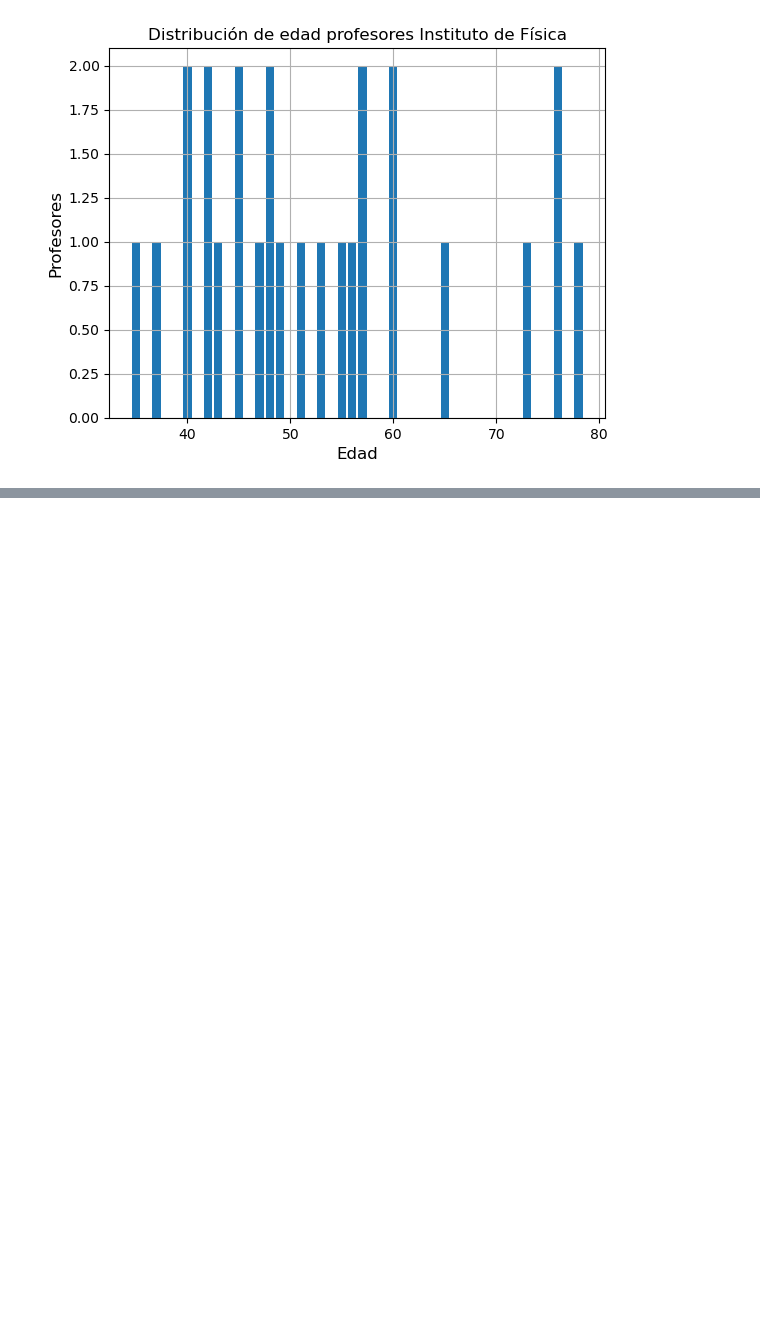
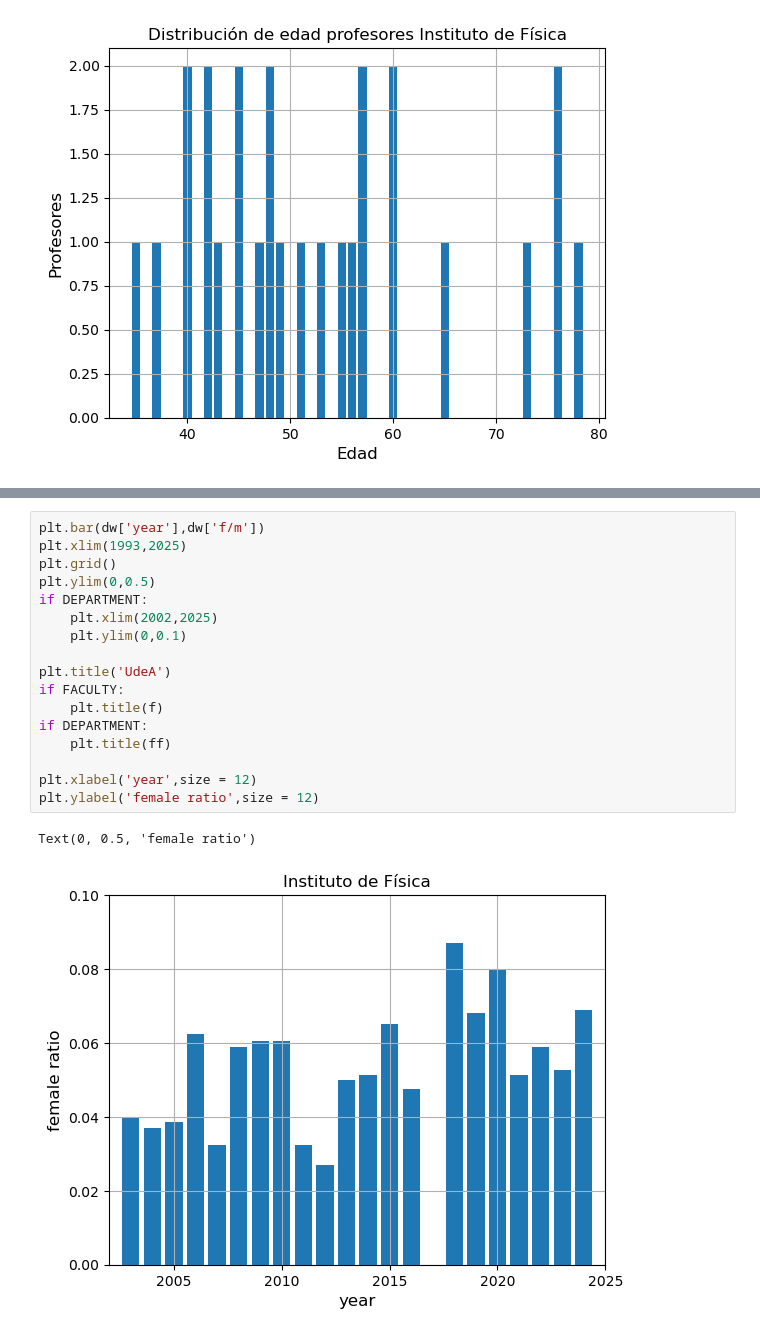
Before and after one commit to restrepo/udea.ipynb, a Jupyter notebook: udea.ipynb, the cells around one changed output, grey strips where cells are left out. Cells and saved outputs as stored; diff of their text form; blank space fills up the shorter version.

```diff
--- a/udea.ipynb
+++ b/udea.ipynb
@@ -316,0 +459,20 @@ plt.grid()
+# %%
+plt.bar(dw['year'],dw['f/m'])
+plt.xlim(1993,2025)
+plt.grid()
+plt.ylim(0,0.5)
+if DEPARTMENT:
+    plt.xlim(2002,2025)
+    plt.ylim(0,0.1)
+
+plt.title('UdeA')
+if FACULTY:
+    plt.title(f)
+if DEPARTMENT:
+    plt.title(ff)
+
+plt.xlabel('year',size = 12)
+plt.ylabel('female ratio',size = 12)
+# %% [output]
+Text(0, 0.5, 'female ratio')
+[figure, added]
```
Also changed, not shown: parts of 22 cells of this notebook.
